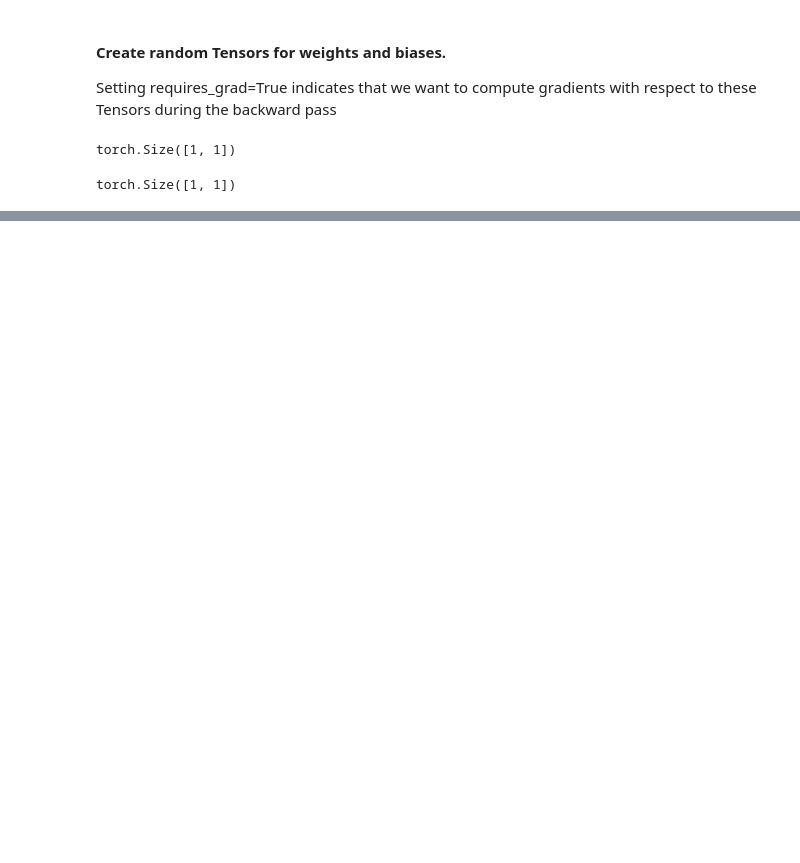
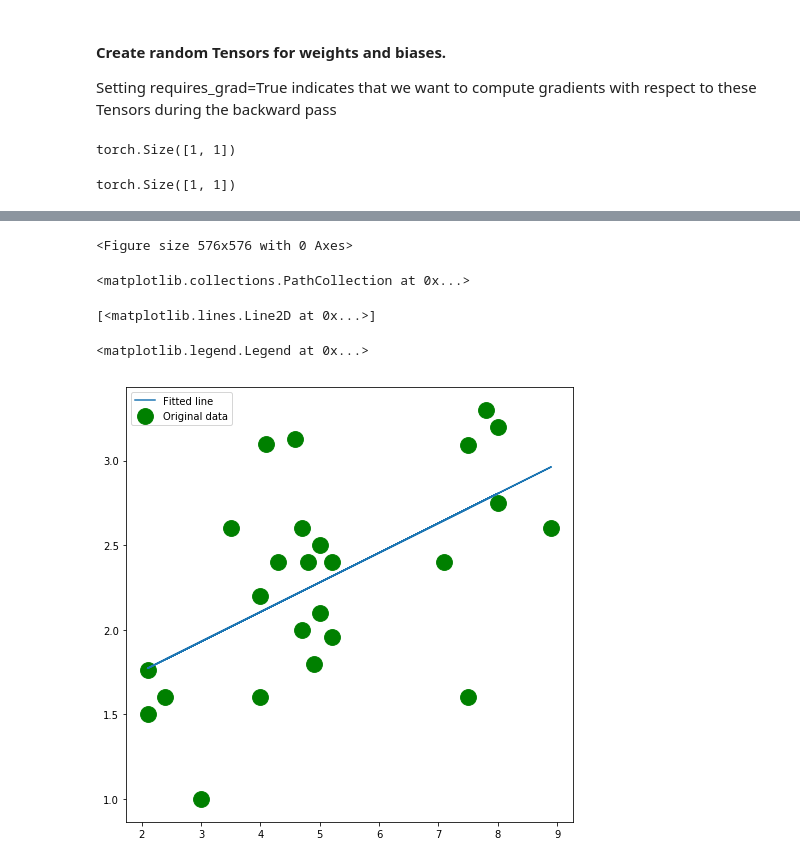
Before and after one commit to bisoisk/60daysOfCodeUdacityChallenge-S-P-AIChallenge, a Jupyter notebook: 60_days_of_code_udacity.ipynb, the cells around one changed output, grey strips where cells are left out. Cells and saved outputs as stored; diff of their text form; code cells hidden in the pictures; blank space fills up the shorter version.

```diff
--- a/60_days_of_code_udacity.ipynb
+++ b/60_days_of_code_udacity.ipynb
@@ -932,0 +1239,14 @@ tensor([[0.1499]], requires_grad=True)
+# %%
+plt.figure(figsize=(8,8))
+plt.scatter(x_train, y_train, c= 'green', s=250, label ='Original data')
+
+plt.plot(x_train,predicted, label ='Fitted line')
+
+plt.legend()
+plt.show()
+# %% [output]
+<Figure size 576x576 with 0 Axes>
+<matplotlib.collections.PathCollection at 0x...>
+[<matplotlib.lines.Line2D at 0x...>]
+<matplotlib.legend.Legend at 0x...>
+[figure, added]
```
Also changed, not shown: parts of 64 cells of this notebook.
